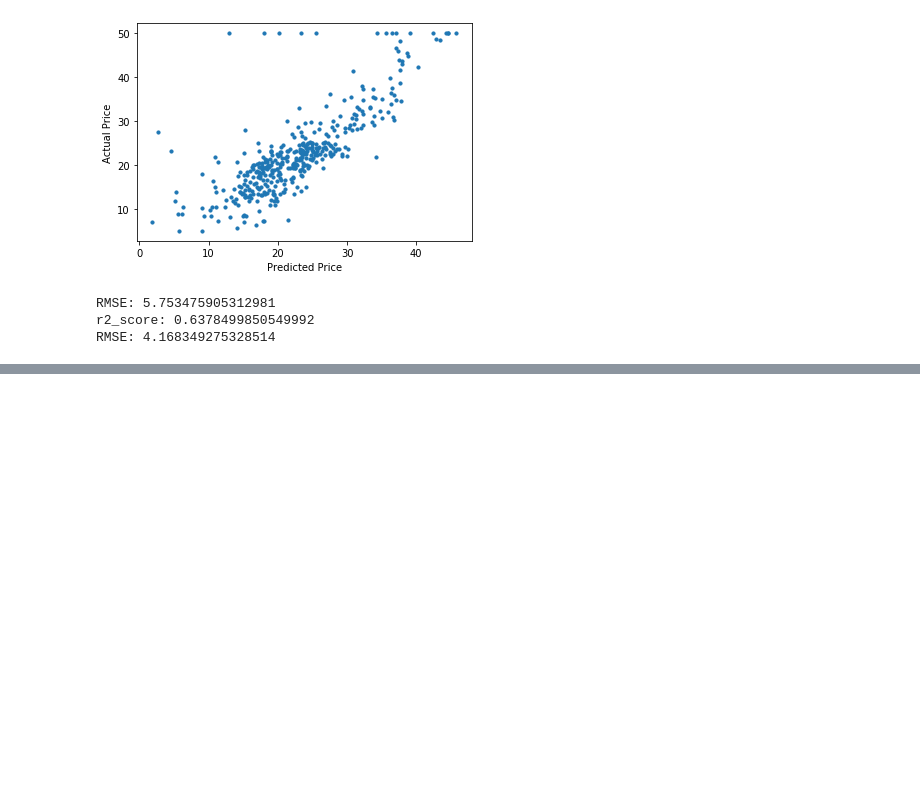
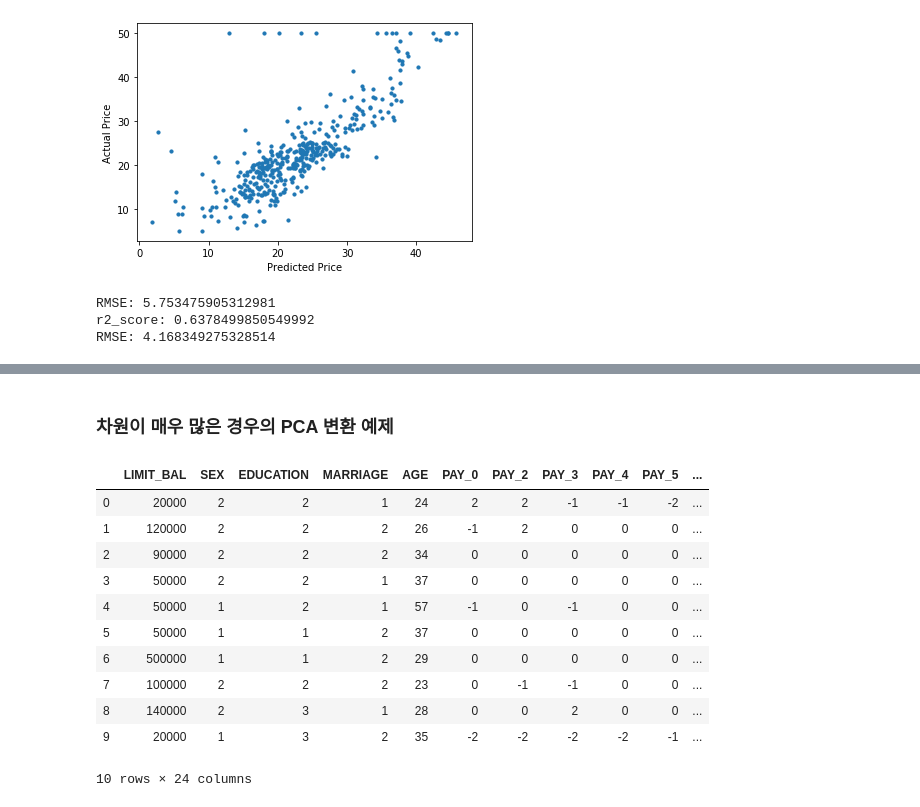
Before and after one commit to digicope01/bigdata, a Jupyter notebook: 파이썬머신러닝/머신러닝개념.ipynb, the cells around one changed output, grey strips where cells are left out. Drawn from its saved outputs; the diff is of its cells as text; code cells hidden in the pictures; blank space fills up the shorter version.

```diff
--- a/파이썬머신러닝/머신러닝개념.ipynb
+++ b/파이썬머신러닝/머신러닝개념.ipynb
@@ -232,0 +460,22 @@ RMSE: 4.168349275328514
+# %% [markdown]
+### 차원이 매우 많은 경우의 PCA 변환 예제
+# %%
+# 신용카드 고객데이터  가져오기
+import pandas as pd
+
+df = pd.read_excel('credit_card.xls',sheet_name='Data')
+df.shape     # (30000, 24)
+df.head(10)
+# %% [output]
+|  | LIMIT_BAL | SEX | EDUCATION | MARRIAGE | AGE | PAY_0 | PAY_2 | PAY_3 | PAY_4 | PAY_5 | ... |
+| 0 | 20000 | 2 | 2 | 1 | 24 | 2 | 2 | -1 | -1 | -2 | ... |
+| 1 | 120000 | 2 | 2 | 2 | 26 | -1 | 2 | 0 | 0 | 0 | ... |
+| 2 | 90000 | 2 | 2 | 2 | 34 | 0 | 0 | 0 | 0 | 0 | ... |
+| 3 | 50000 | 2 | 2 | 1 | 37 | 0 | 0 | 0 | 0 | 0 | ... |
+| 4 | 50000 | 1 | 2 | 1 | 57 | -1 | 0 | -1 | 0 | 0 | ... |
+| 5 | 50000 | 1 | 1 | 2 | 37 | 0 | 0 | 0 | 0 | 0 | ... |
+| 6 | 500000 | 1 | 1 | 2 | 29 | 0 | 0 | 0 | 0 | 0 | ... |
+| 7 | 100000 | 2 | 2 | 2 | 23 | 0 | -1 | -1 | 0 | 0 | ... |
+| 8 | 140000 | 2 | 3 | 1 | 28 | 0 | 0 | 2 | 0 | 0 | ... |
+| 9 | 20000 | 1 | 3 | 2 | 35 | -2 | -2 | -2 | -2 | -1 | ... |
+10 rows × 24 columns
```
Also changed, not shown: parts of 17 cells of this notebook.
